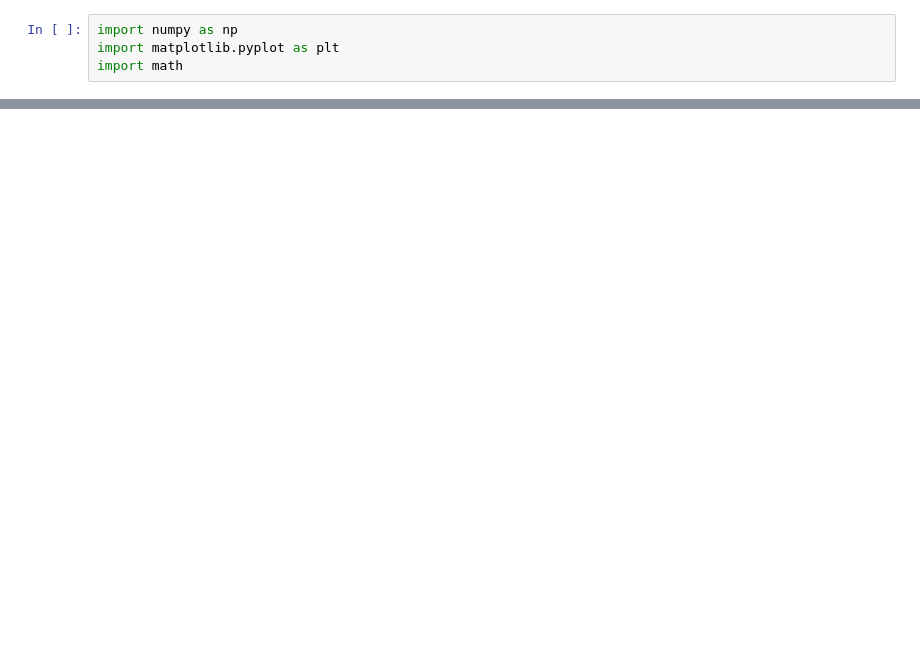
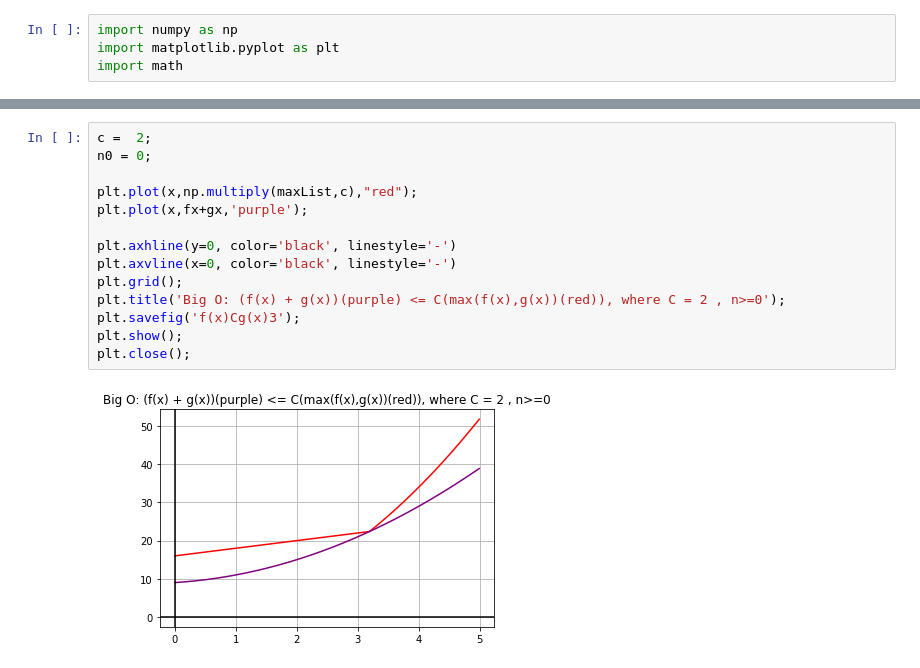
Before and after one commit to Lauro199471/CECS-528, a Jupyter notebook: lab2/lab2.ipynb, the cells around one changed output, grey strips where cells are left out. Drawn from its saved outputs; the diff is of its cells as text; blank space fills up the shorter version.

```diff
--- a/lab2/lab2.ipynb
+++ b/lab2/lab2.ipynb
@@ -59,0 +78,16 @@ plt.close();
+# %%
+c =  2;
+n0 = 0;
+
+plt.plot(x,np.multiply(maxList,c),"red");
+plt.plot(x,fx+gx,'purple');
+
+plt.axhline(y=0, color='black', linestyle='-')
+plt.axvline(x=0, color='black', linestyle='-')
+plt.grid();
+plt.title('Big O: (f(x) + g(x))(purple) <= C(max(f(x),g(x))(red)), where C = 2 , n>=0');
+plt.savefig('f(x)Cg(x)3');
+plt.show();
+plt.close();
+# %% [output]
+[figure, added]
```
Also changed, not shown: parts of 6 cells of this notebook, 7 other files.
